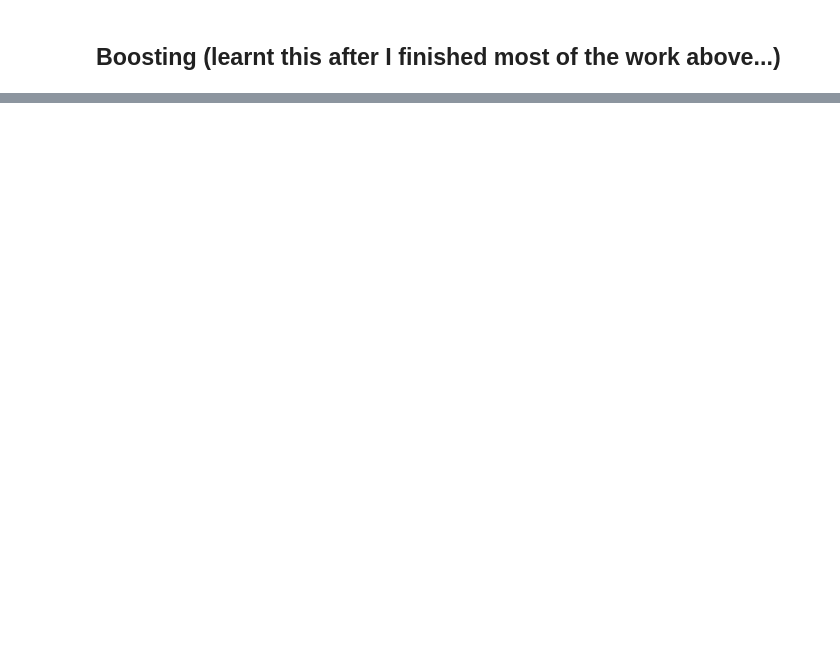
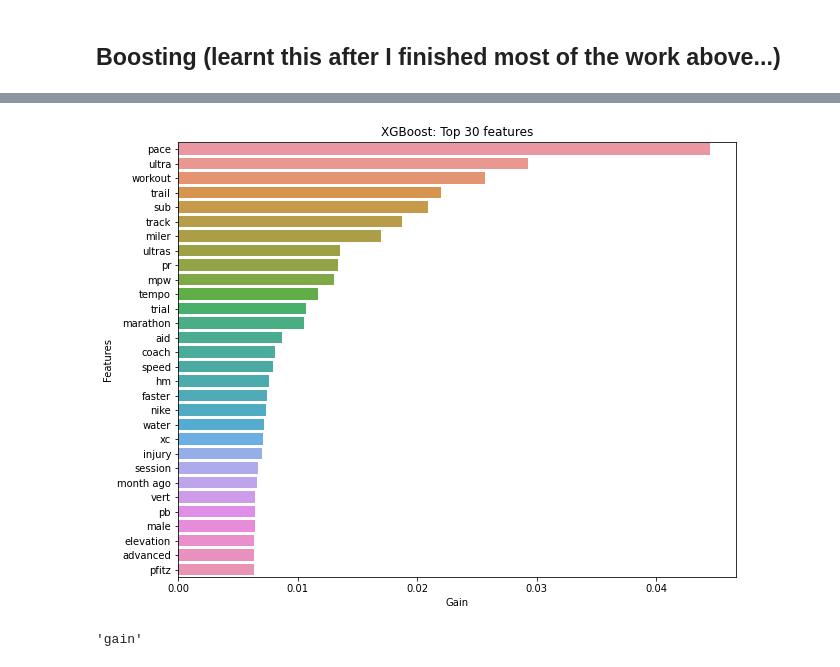
Before and after one commit to ngwtl/DSI-SG-24-projects, a Jupyter notebook: project_3/code/ethan-project-3-code.ipynb, the cells around one changed output, grey strips where cells are left out. Cells and saved outputs as stored; diff of their text form; code cells hidden in the pictures; blank space fills up the shorter version.

```diff
--- a/project_3/code/ethan-project-3-code.ipynb
+++ b/project_3/code/ethan-project-3-code.ipynb
@@ -2659,0 +2709,37 @@ This seems to imply that more complicated or more in-vogue models do not necessa
+# %%
+# Extract features
+pipe = Pipeline([
+    ('tvec', TfidfVectorizer(
+        min_df = 4,
+        max_df = 0.4,
+        max_features = 4000,
+        ngram_range = (1, 2)
+        )
+    ),
+    ('xg', XGBClassifier(
+        max_depth = 3
+        )
+    )
+])
+
+pipe.fit(X_joint_train, y_joint_train)
+
+# Obtain coefficients from logit model
+feature_values = pipe.named_steps['xg'].feature_importances_
+
+# Obtain feature names from TF-IDF vectorizer
+feature_names = pipe.named_steps['tvec'].get_feature_names()
+
+# Create dataframe of features and their coefficients
+df_gini = pd.DataFrame(zip(feature_names, feature_values),
+                       columns = ["Features", "Gain"]
+                      ).sort_values('Gain',
+                                    ascending = False)
+
+# Plot 20 highest features
+plt.figure(figsize=(10,8))
+ax = sns.barplot(x = 'Gain', y = 'Features', data = df_gini.head(30))
+ax.set_title(f"XGBoost: Top 30 features")
+ax.set_xlabel("Gain")
+ax.set_ylabel("Features");
+# %% [output]
@@ -2659,0 +2747,5 @@ This seems to imply that more complicated or more in-vogue models do not necessa
+[figure, added]
+# %%
+pipe.named_steps['xg'].importance_type
+# %% [output]
+'gain'
```
Also changed, not shown: parts of 94 cells of this notebook, 4 other files.
